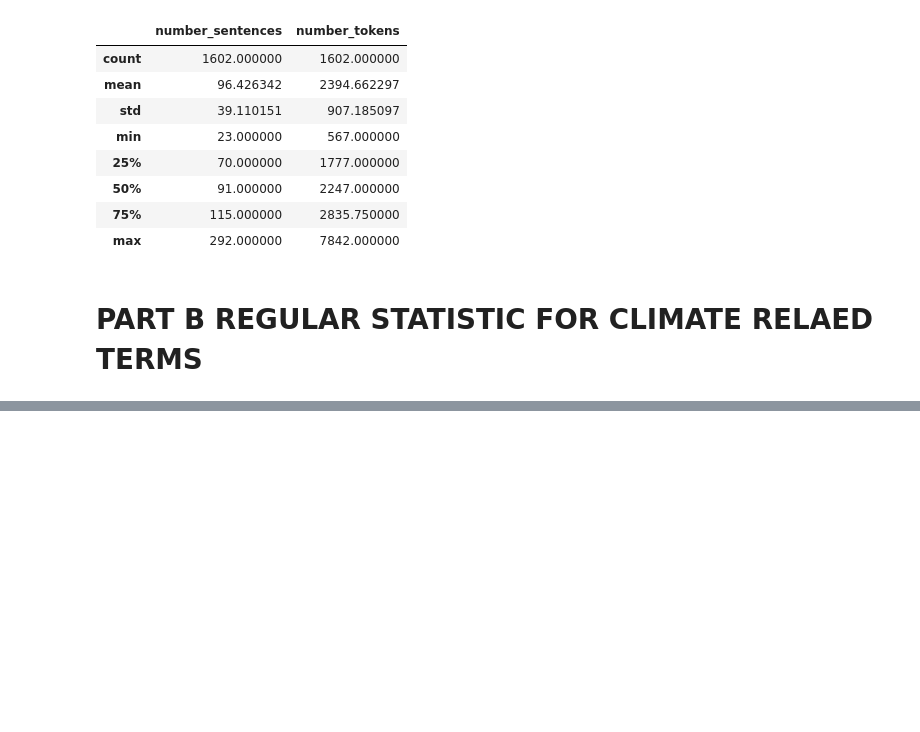
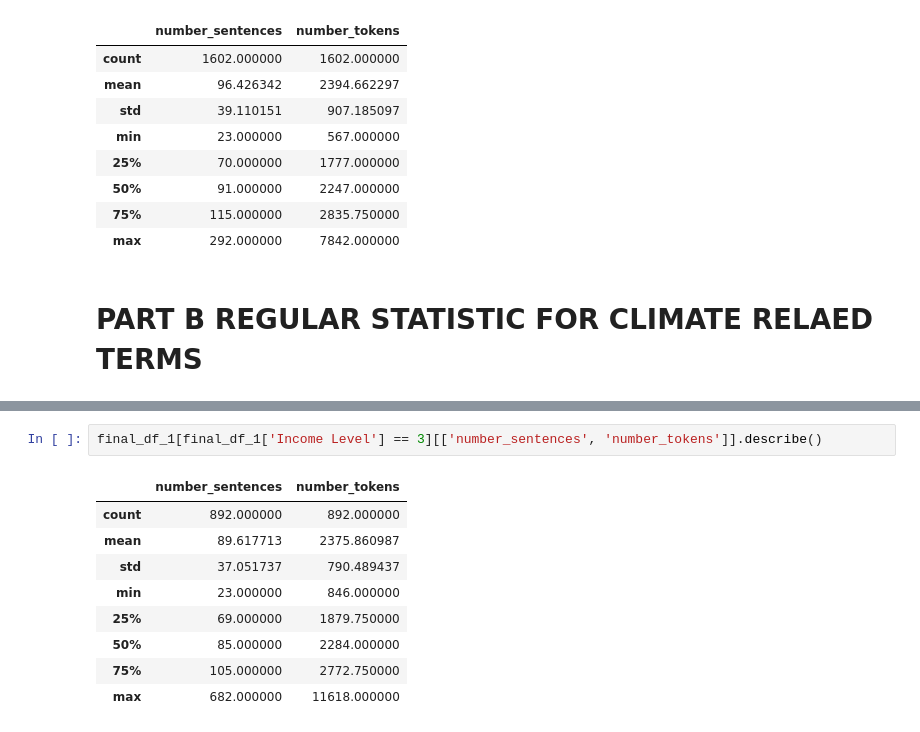
Before and after one commit to AlvaroMillanRuiz/NLP_BDS, a Jupyter notebook: 3. EDA.ipynb, the cells around one changed output, grey strips where cells are left out. Drawn from its saved outputs; the diff is of its cells as text; blank space fills up the shorter version.

```diff
--- a/3. EDA.ipynb
+++ b/3. EDA.ipynb
@@ -294,0 +303,12 @@ final_df_1[['number_sentences', 'number_tokens']].describe()
+# %%
+final_df_1[final_df_1['Income Level'] == 3][['number_sentences', 'number_tokens']].describe()
+# %% [output]
+|  | number_sentences | number_tokens |
+| count | 892.000000 | 892.000000 |
+| mean | 89.617713 | 2375.860987 |
+| std | 37.051737 | 790.489437 |
+| min | 23.000000 | 846.000000 |
+| 25% | 69.000000 | 1879.750000 |
+| 50% | 85.000000 | 2284.000000 |
+| 75% | 105.000000 | 2772.750000 |
+| max | 682.000000 | 11618.000000 |
```
Also changed, not shown: parts of 4 cells of this notebook, 10 other files.
